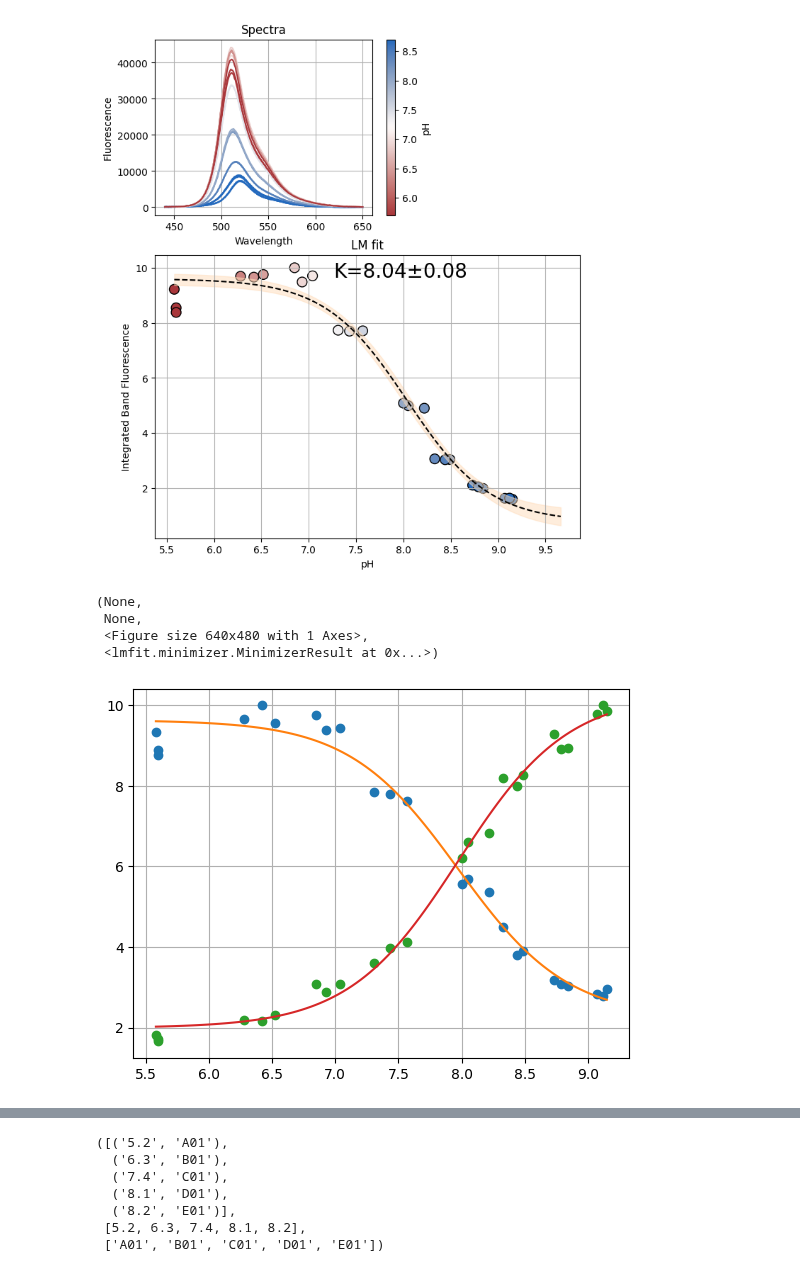
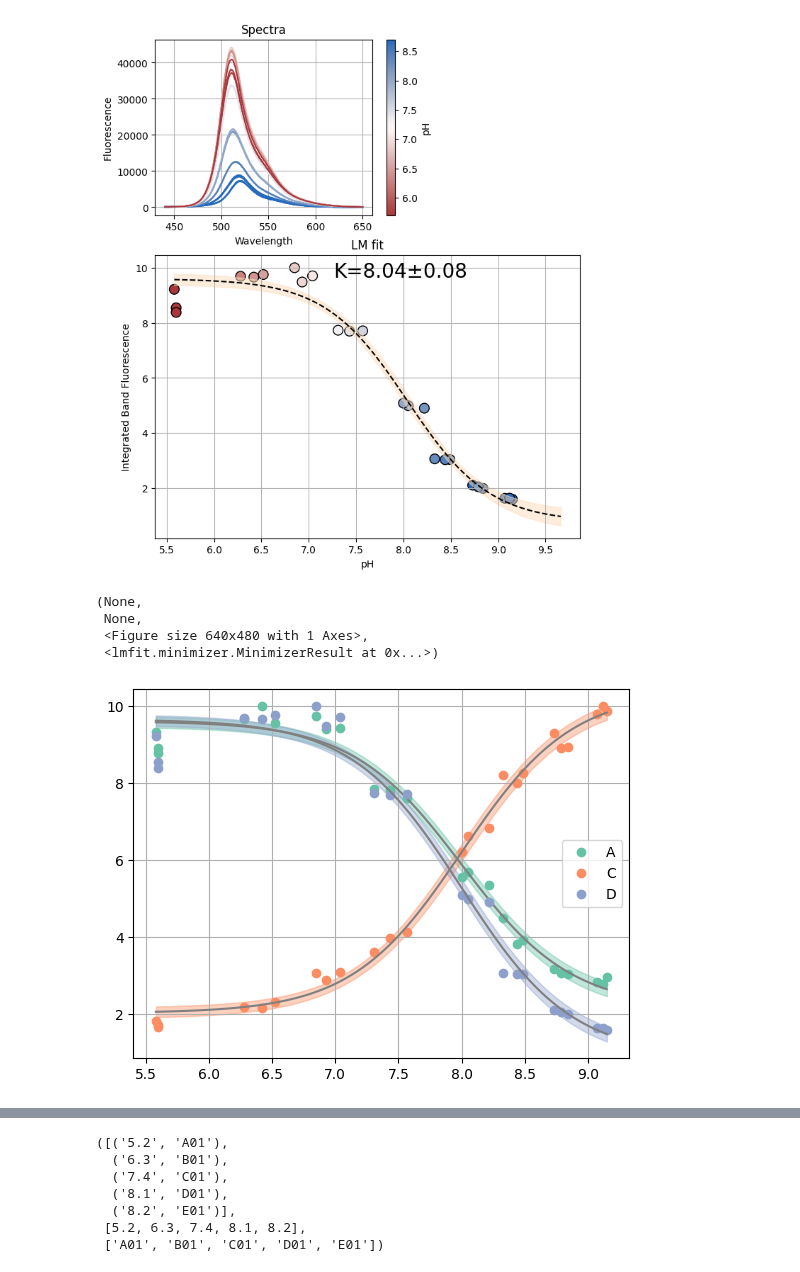
Before and after one commit to darosio/ClopHfit, a Jupyter notebook: docs/tutorials/prenspire.ipynb, the cells around one changed output, grey strips where cells are left out. Saved outputs shown, nothing was run; the diff lists cells and outputs as text; code cells hidden in the pictures.

Commit message:
refactor: Add Dataset class

```diff
--- a/docs/tutorials/prenspire.ipynb
+++ b/docs/tutorials/prenspire.ipynb
@@ -181,19 +189,18 @@ y_combined = {"A": resA.data, "C": resC.data, "D": resD.data}
 [figure]
 # %%
 dbands = {"A": (466, 510), "C": (470, 500), "D": (450, 600)}
-dbands = {
-    "A": (466, 510),
-    "C": (470, 500),
-}
+# dbands = {"A": (466, 510), "C": (470, 500)}
 # dbands = {"A": (466, 510), }
 # dbands = {}
-tup = analyze_spectra_glob(
-    nn.titrations["NTT-G10"][20.0]["Cl_0.0"], "pH", dbands, x_combined, y_combined
-)
+ds = Dataset(x_combined, y_combined, is_ph=True)
+# for k in list(ds):
+#    if k not in dbands:
+#        del ds[k]
+tup = analyze_spectra_glob(nn.titrations["NTT-G10"][20.0]["Cl_0.0"], ds, dbands)
 tup
 # %% [output]
 (None,
  None,
  <Figure size 640x480 with 1 Axes>,
  <lmfit.minimizer.MinimizerResult at 0x...>)
-[figure, old version]
+[figure, new version]
```
Also changed, not shown: parts of 15 cells of this notebook, 4 other files.
